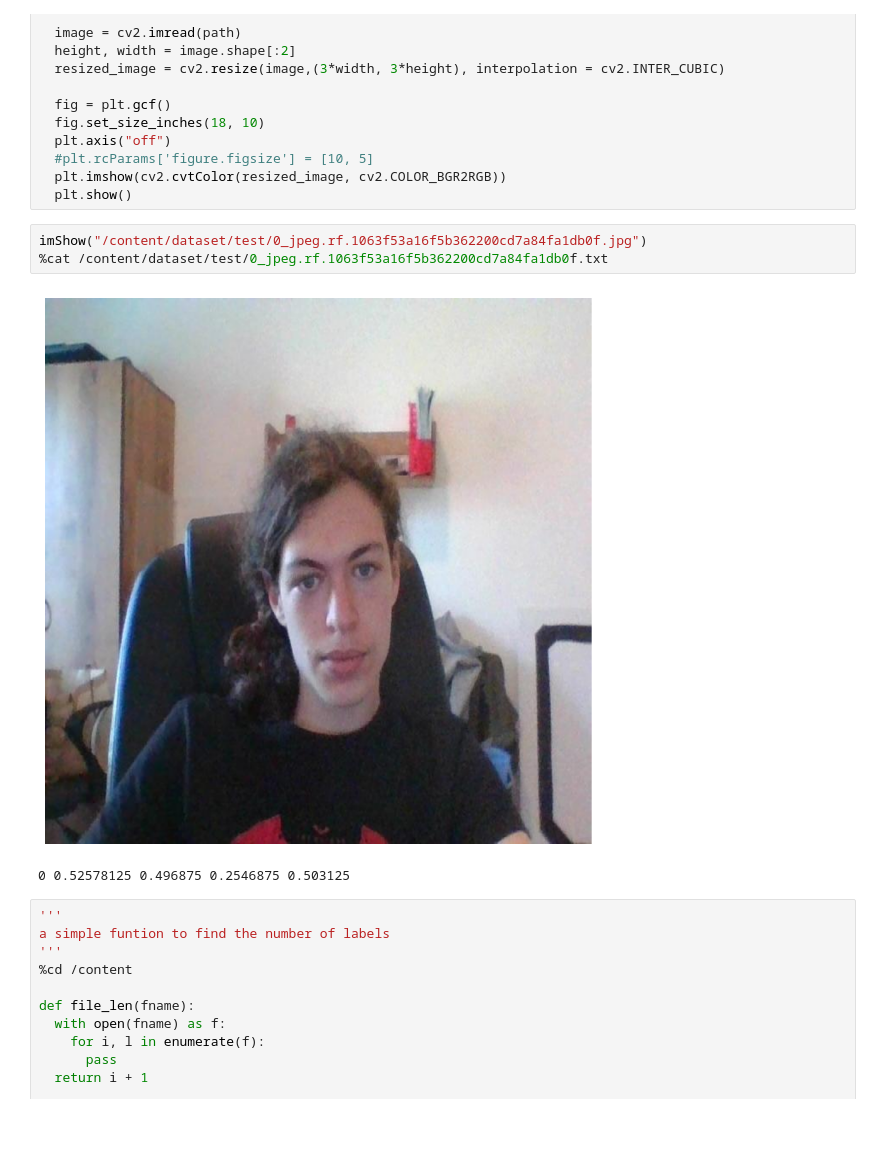
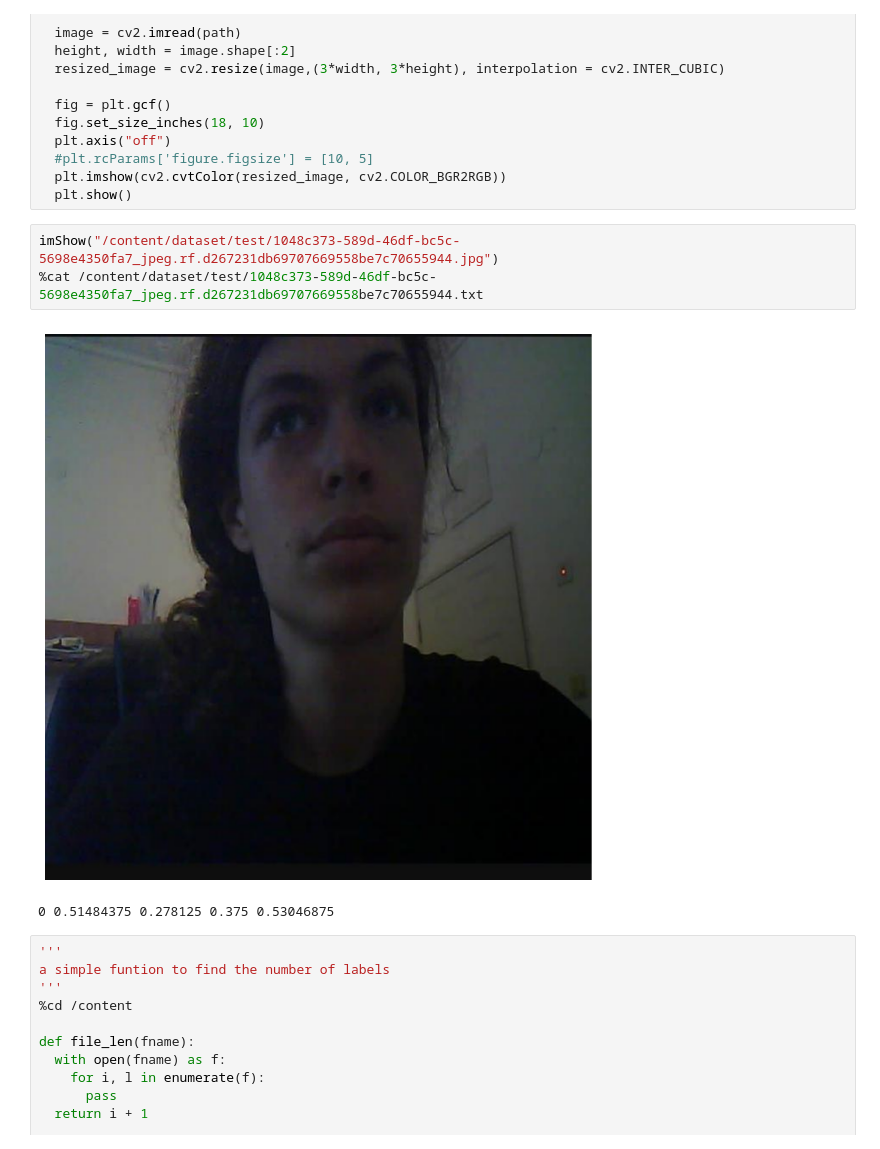
Before and after one commit to ShaharBrandman/YOLOV4-Tiny-Tutorial, a Jupyter notebook: trainingYolo4Tiny.ipynb, the cells around one changed output. Saved outputs shown, nothing was run; the diff lists cells and outputs as text.

```diff
--- a/trainingYolo4Tiny.ipynb
+++ b/trainingYolo4Tiny.ipynb
@@ -135,11 +81,11 @@ def imShow(path):
   plt.imshow(cv2.cvtColor(resized_image, cv2.COLOR_BGR2RGB))
   plt.show()
 # %%
-imShow("/content/dataset/test/0_jpeg.rf.1063f53a16f5b362200cd7a84fa1db0f.jpg")
-%cat /content/dataset/test/0_jpeg.rf.1063f53a16f5b362200cd7a84fa1db0f.txt
+imShow("/content/dataset/test/1048c373-589d-46df-bc5c-5698e4350fa7_jpeg.rf.d267231db69707669558be7c70655944.jpg")
+%cat /content/dataset/test/1048c373-589d-46df-bc5c-5698e4350fa7_jpeg.rf.d267231db69707669558be7c70655944.txt
 # %% [output]
-[figure, old version]
+[figure, new version]
-0 0.52578125 0.496875 0.2546875 0.503125
+0 0.51484375 0.278125 0.375 0.53046875
 # %%
 '''
 a simple funtion to find the number of labels
```
Also changed, not shown: parts of 9 cells of this notebook, 6 other files.
